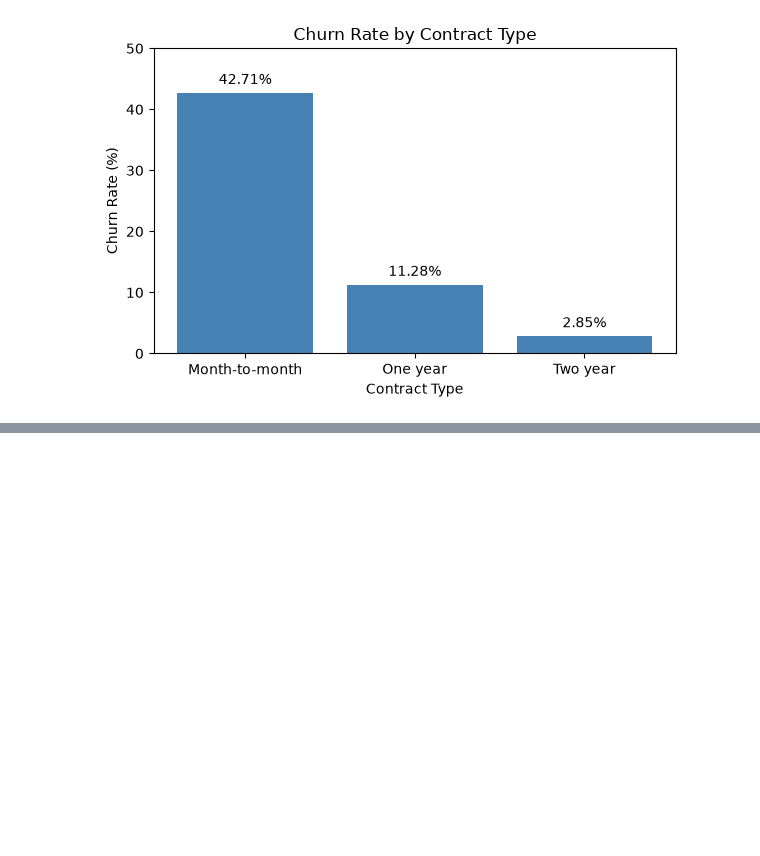
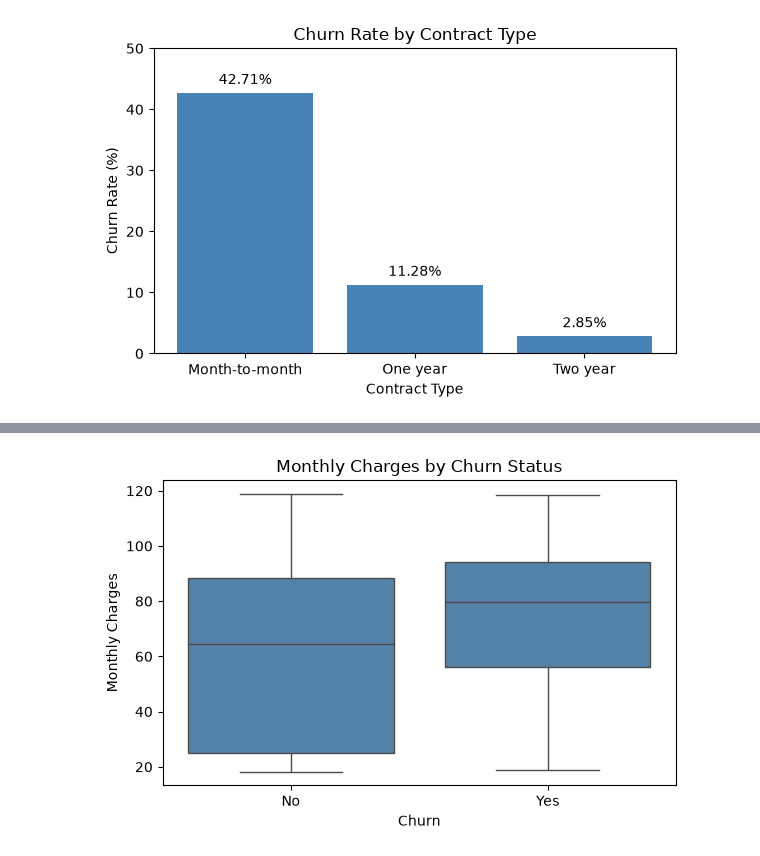
Before and after one commit to Dawlatshahi/telco-customer-churn, a Jupyter notebook: notebooks/telco_customer_churn.ipynb, the cells around one changed output, grey strips where cells are left out. Saved outputs shown, nothing was run; the diff lists cells and outputs as text; code cells hidden in the pictures; blank space fills up the shorter version.

```diff
--- a/notebooks/telco_customer_churn.ipynb
+++ b/notebooks/telco_customer_churn.ipynb
@@ -235,0 +271,23 @@ plt.show()
+# %%
+import seaborn as sns
+
+fig, ax = plt.subplots(figsize=(6, 4))
+
+sns.boxplot(
+    data=df_clean,
+    x="Churn",
+    y="MonthlyCharges",
+    order=["No", "Yes"],
+    color="steelblue",
+    ax=ax
+)
+
+ax.set_title("Monthly Charges by Churn Status")
+ax.set_xlabel("Churn")
+ax.set_ylabel("Monthly Charges")
+
+fig.tight_layout()
+fig.savefig("../figures/monthly_charges_by_churn.png", dpi=300, bbox_inches="tight")
+plt.show()
+# %% [output]
+[figure, added]
```
Also changed, not shown: parts of 2 cells of this notebook, 3 other files.
